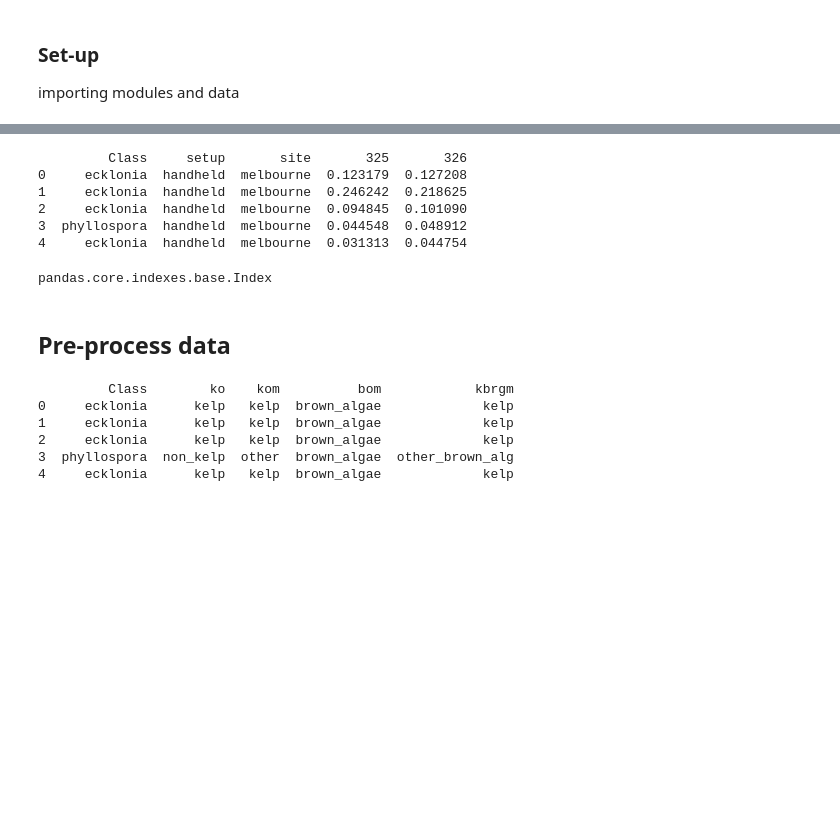
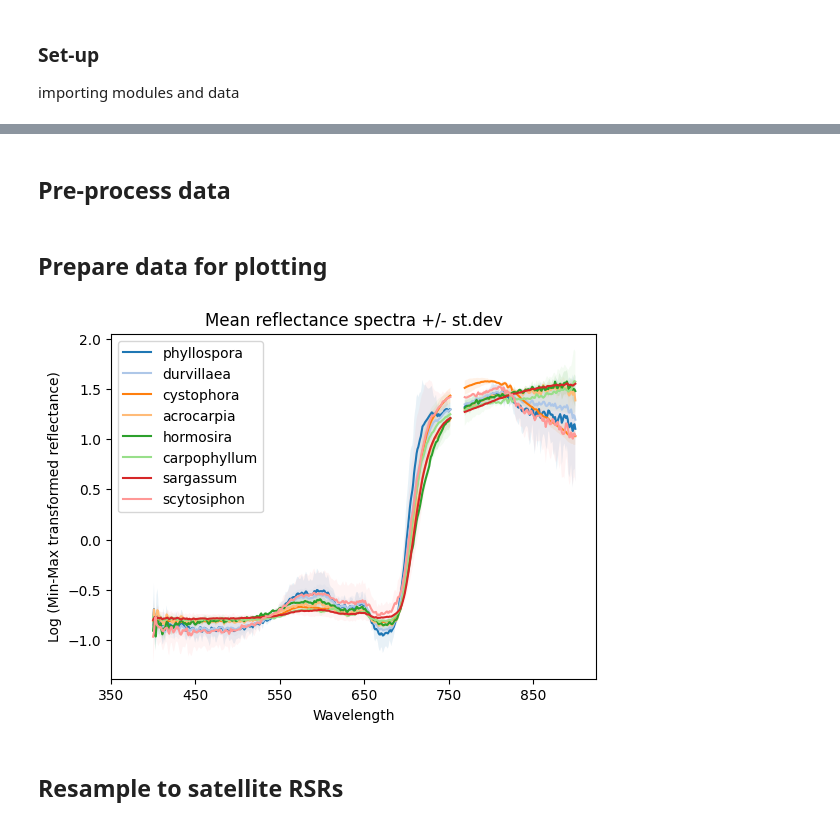
Before and after one commit to uqgrowan/Spectral-Separability-Analysis, a Jupyter notebook: spectral_separability.ipynb, the cells around one changed output, grey strips where cells are left out. Saved outputs shown, nothing was run; the diff lists cells and outputs as text; code cells hidden in the pictures; blank space fills up the shorter version.

```diff
--- a/spectral_separability.ipynb
+++ b/spectral_separability.ipynb
@@ -18,32 +23,55 @@ import speca.label_data as sld
 # %%
 # Import data from .csv
-path = r"C:\Users\s4770224\Documents\coding\Spectral_analysis\Combined_analysis\MEL_NZ_TAS_spectra.csv"
+path = r".\data\MEL_NZ_TAS_spectra.csv"
 data = pd.read_csv(path)
-print(data.iloc[0:5, 0:5])
-# %% [output]
-         Class     setup       site       325       326
-0     ecklonia  handheld  melbourne  0.123179  0.127208
-1     ecklonia  handheld  melbourne  0.246242  0.218625
-2     ecklonia  handheld  melbourne  0.094845  0.101090
-3  phyllospora  handheld  melbourne  0.044548  0.048912
-4     ecklonia  handheld  melbourne  0.031313  0.044754
-pandas.core.indexes.base.Index
 # %% [markdown]
 ## Pre-process data
 # %%
 # Create and preview labels for various grouping schemes
 
 labels = sld.label_the_data(data)
-print(labels.head())
+#labels.to_csv(r".\data\MEL_NZ_TAS_labels.csv", index=False)
-# %% [output]
-         Class        ko    kom          bom            kbrgm
-0     ecklonia      kelp   kelp  brown_algae             kelp
-1     ecklonia      kelp   kelp  brown_algae             kelp
-2     ecklonia      kelp   kelp  brown_algae             kelp
-3  phyllospora  non_kelp  other  brown_algae  other_brown_alg
-4     ecklonia      kelp   kelp  brown_algae             kelp
+# %% [markdown]
+## Prepare data for plotting
 # %%
-# Plot data of interest:
+# Define data formatting and filtering parameters:
 scheme = "all" # "kelp", "browns", "farm"
 target_sites = ["new_zealand", "melbourne", "tasmania"]
 target_setup = ["handheld"]
+bad_bands_list = map(str,list(range(753, 769)))
+# %%
+# Format the data
+formatted_data = spd.format_for_plotting(data, labels, bad_bands_list)
+
+# Filter to targets of interest
+filtered_labels, filtered_data = spd.filter_for_plotting(formatted_data, labels, scheme = "all", target_setup = ["handheld"], target_sites= target_sites)
+
+# Crop out noisy wavelengths
+cropped_data = spd.crop_noisy_wavelengths(filtered_data, "400", "900")
+
+# Scale the data
+scaled_data = spd.scale_data(cropped_data, "standard")
+
+# Calculate the class specific stats
+class_stats_dict = spd.class_stats(scaled_data, filtered_labels, grouping = "Class", plot_by_site= False)
+
+# # OR run prepping chain
+# results = spd.prepping_chain(data, labels)
+# %%
+# Choose what to plot
+search_words = ['acrocarpia',
+                'cystophora',
+                'carpophyllum',
+                'durvillaea',
+                'hormosira',
+                'phyllospora',
+                'sargassum',
+                'scytosiphon']
+search_sites = []
+# %%
+#Call the plotting function according to the desired search words, mode, bad bands
+spd.plot_search_terms(search_words, search_sites, any, class_stats_dict, start_wavelength= 400)
+# %% [output]
+[figure, added]
+# %% [markdown]
+## Resample to satellite RSRs
```
Also changed, not shown: parts of 2 cells of this notebook, 40 other files.
